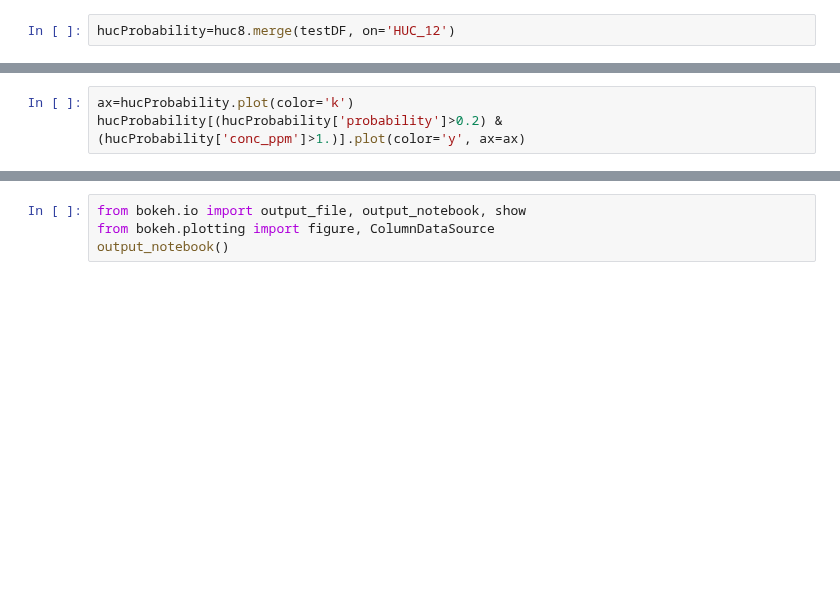
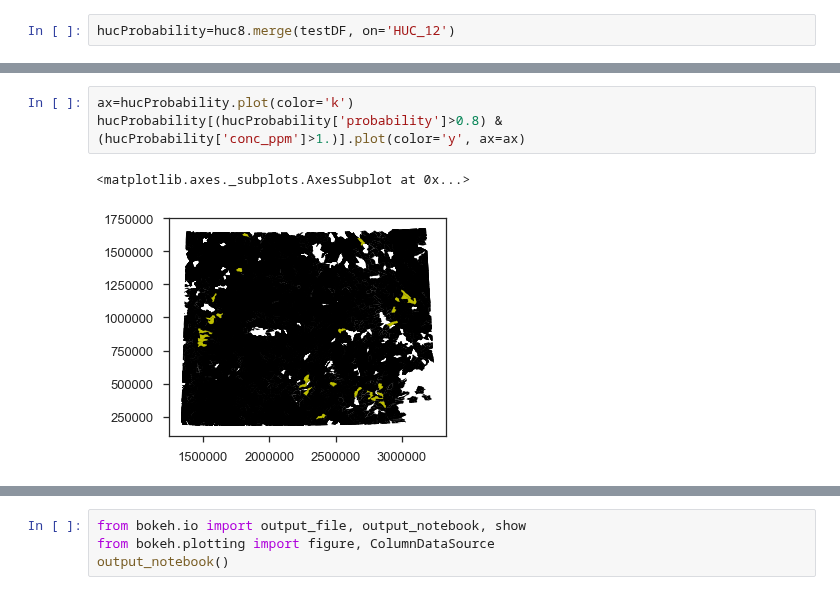
Before and after one commit to jessepisel/criticalandstrategic, a Jupyter notebook: Critical Minerals Classifier.ipynb, the cells around one changed output, grey strips where cells are left out. Drawn from its saved outputs; the diff is of its cells as text; blank space fills up the shorter version.

```diff
--- a/Critical Minerals Classifier.ipynb
+++ b/Critical Minerals Classifier.ipynb
@@ -390,6 +432,9 @@ hucProbability.plot(column='probability', cmap='viridis')
 # %%
 ax=hucProbability.plot(color='k')
-hucProbability[(hucProbability['probability']>0.2) & (hucProbability['conc_ppm']>1.)].plot(color='y', ax=ax)
+hucProbability[(hucProbability['probability']>0.8) & (hucProbability['conc_ppm']>1.)].plot(color='y', ax=ax)
+# %% [output]
+<matplotlib.axes._subplots.AxesSubplot at 0x...>
+[figure, added]
 # %%
 hucProbability
 # %% [output]
```
Also changed, not shown: parts of 8 cells of this notebook.
